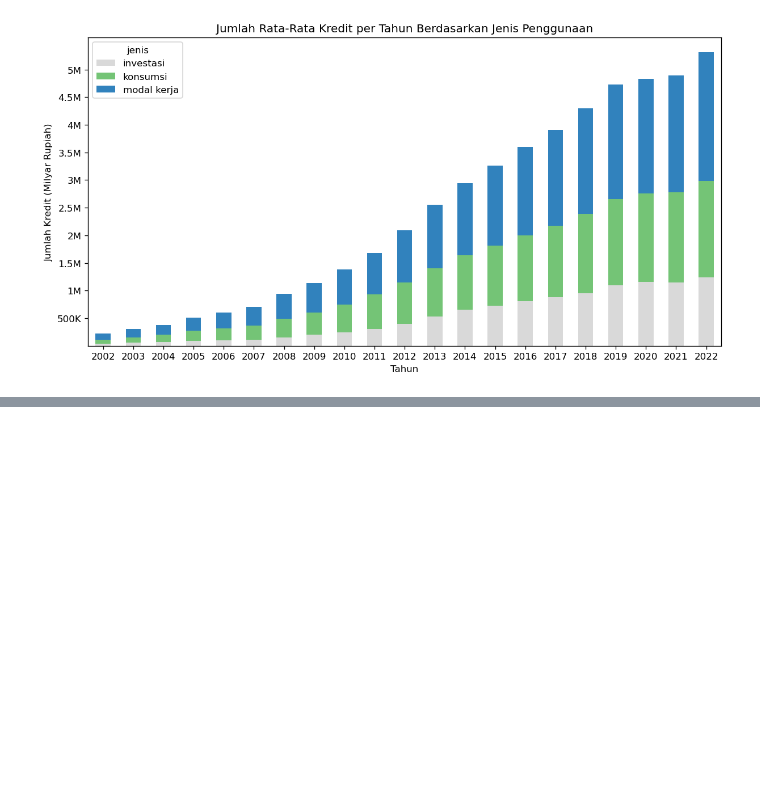
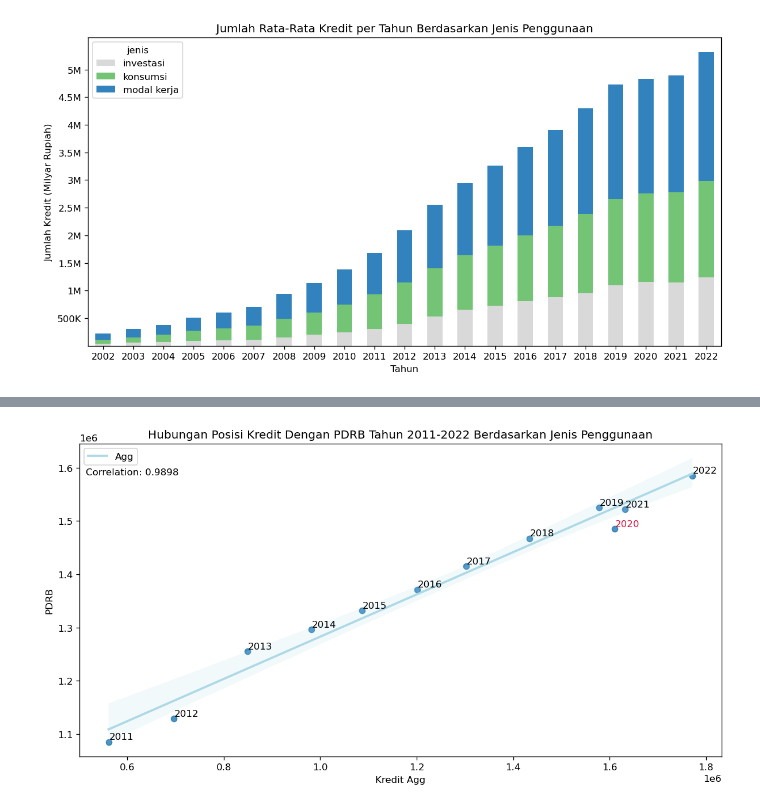
Before and after one commit to eddyref/Capstone_Project_TETRIS, a Jupyter notebook: Data Analysis.ipynb, the cells around one changed output, grey strips where cells are left out. Saved outputs shown, nothing was run; the diff lists cells and outputs as text; code cells hidden in the pictures; blank space fills up the shorter version.

```diff
--- a/Data Analysis.ipynb
+++ b/Data Analysis.ipynb
@@ -193,0 +286,50 @@ plt.show()
+# %%
+# Figure Setting
+plt.rcParams['figure.dpi'] = 120
+plt.rcParams['figure.figsize'] = 12, 6
+
+# Input By User
+bydata = 'Agg'
+agg_method = lambda x: x.mean()
+
+# Data Prep
+pdrb_ver = pd.melt(pdrb, id_vars=['no', 'provinsi'],
+                   value_vars=[(2011+i) for i in range(12)],
+                   var_name = 'tahun',
+                   value_name = 'PDRB')
+k_pdrb = pd.merge(k_pivot[k_pivot['tahun'] >= 2011],
+                  pdrb_ver.groupby('tahun')[['tahun', 'PDRB']].sum(),
+                  on='tahun')
+
+if bydata == 'Agg':
+    k_pdrb['Agg'] = k_pdrb[['investasi', 'konsumsi', 'modal kerja']].apply(agg_method, axis=1)
+
+# Plotting
+sns.regplot(data=k_pdrb,
+            x=bydata,
+            y='PDRB',
+            line_kws={'color':'lightblue', 'label':bydata})
+corr = k_pdrb[bydata].corr(k_pdrb['PDRB'])
+
+# Plot Setting
+plt.title('Hubungan Posisi Kredit Dengan PDRB Tahun 2011-2022 Berdasarkan Jenis Penggunaan')
+plt.xlabel(f'Kredit {bydata}')
+plt.legend(loc='upper left')
+plt.annotate(f'Correlation: {corr:.4f}', xy=(0.01, 0.9), xycoords='axes fraction')
+
+txt = [plt.text(k_pdrb[bydata][0], k_pdrb['PDRB'][0], k_pdrb['tahun'][0], ha='left', va='bottom')]
+for i in range(len(k_pdrb)-1):
+    if (k_pdrb['PDRB'][i] > k_pdrb['PDRB'][i+1]) | (k_pdrb[bydata][i] > k_pdrb[bydata][i+1]):
+        txt.append(plt.text(k_pdrb[bydata][i+1],
+                            k_pdrb['PDRB'][i+1],
+                            k_pdrb['tahun'][i+1],
+                            ha='left', va='bottom', color='crimson'))
+    else:
+        txt.append(plt.text(k_pdrb[bydata][i+1],
+                            k_pdrb['PDRB'][i+1],
+                            k_pdrb['tahun'][i+1],
+                            ha='left', va='bottom'))
+adjust_text(txt)
+plt.show()
+# %% [output]
+[figure, added]
```
Also changed, not shown: parts of 8 cells of this notebook.
